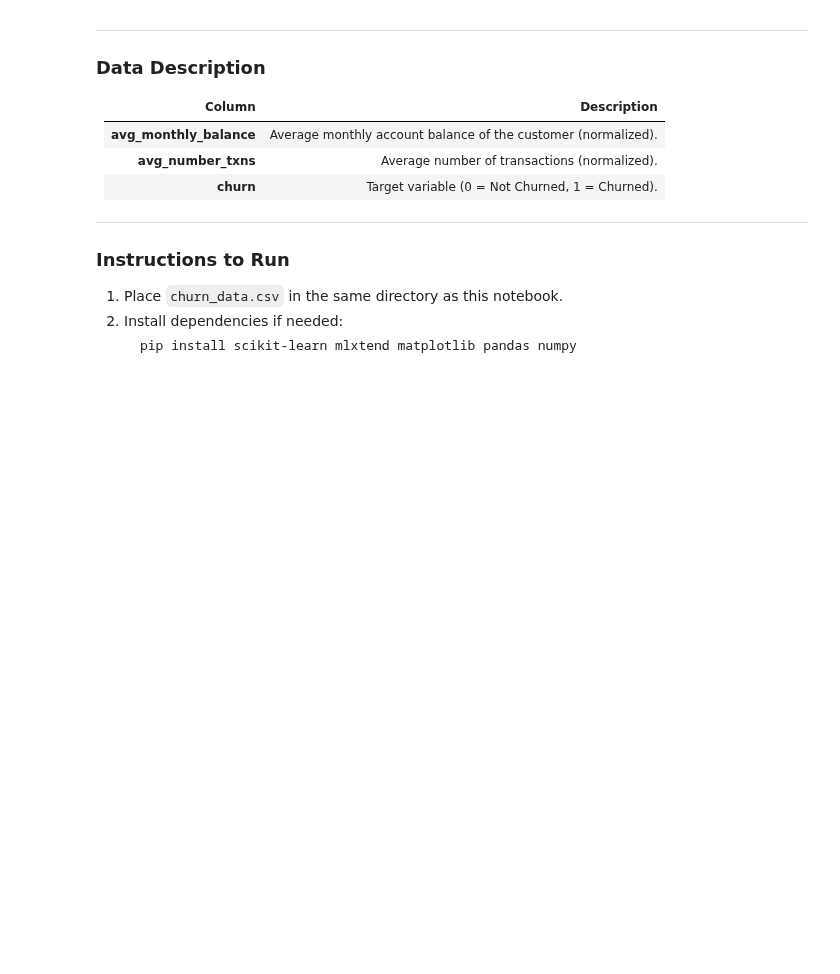
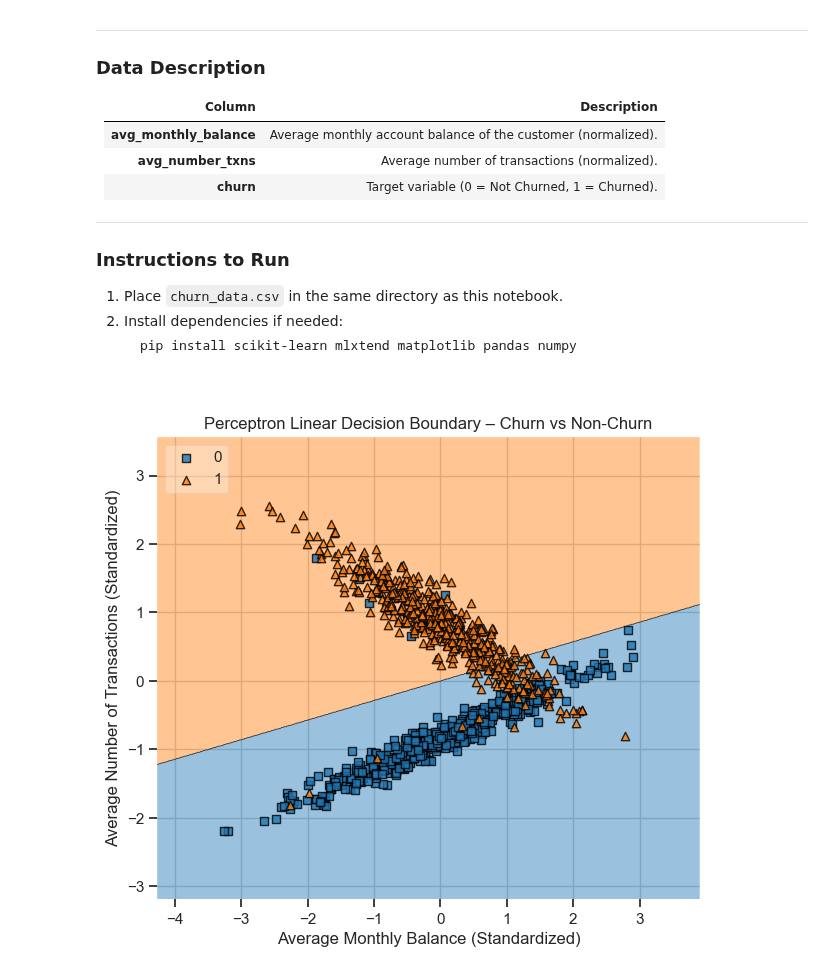
Before and after one commit to Ramjeet-Dixit/IITM-AIML-Rdixit, a Jupyter notebook: Discriminant_Functions.ipynb, the cells around one changed output. Cells and saved outputs as stored; diff of their text form; code cells hidden in the pictures; blank space fills up the shorter version.

```diff
--- a/Discriminant_Functions.ipynb
+++ b/Discriminant_Functions.ipynb
@@ -244,31 +253,33 @@ It’s one of the earliest models that explicitly learns the discriminant functi
 # %%
 # Demo – Perceptron: Direct Linear Discriminant Learning on Churn Data
 import pandas as pd
 import numpy as np
 import matplotlib.pyplot as plt
 from sklearn.linear_model import Perceptron
 from sklearn.preprocessing import StandardScaler
 from mlxtend.plotting import plot_decision_regions
 
 # Load churn dataset
-df = pd.read_csv("churn_data.csv")
+df = pd.read_csv("/Users/ramjeetdixit/Downloads/Data/churn_data.csv")
 
 # Extract features and target
 X = df[['avg_monthly_balance', 'avg_number_txns']].values
 y = df['churn'].values
 
 # Standardize features (important for Perceptron convergence)
 scaler = StandardScaler()
 X_scaled = scaler.fit_transform(X)
 
 # Train Perceptron model
 clf = Perceptron(max_iter=1000, tol=1e-3, random_state=42)
 clf.fit(X_scaled, y)
 
 # Plot decision boundary
 plt.figure(figsize=(7,6))
 plot_decision_regions(X=X_scaled, y=y, clf=clf, legend=2)
 plt.title('Perceptron Linear Decision Boundary – Churn vs Non-Churn')
 plt.xlabel('Average Monthly Balance (Standardized)')
 plt.ylabel('Average Number of Transactions (Standardized)')
 plt.show()
+# %% [output]
+[figure, added]
```
Also changed, not shown: parts of 4 cells of this notebook.
